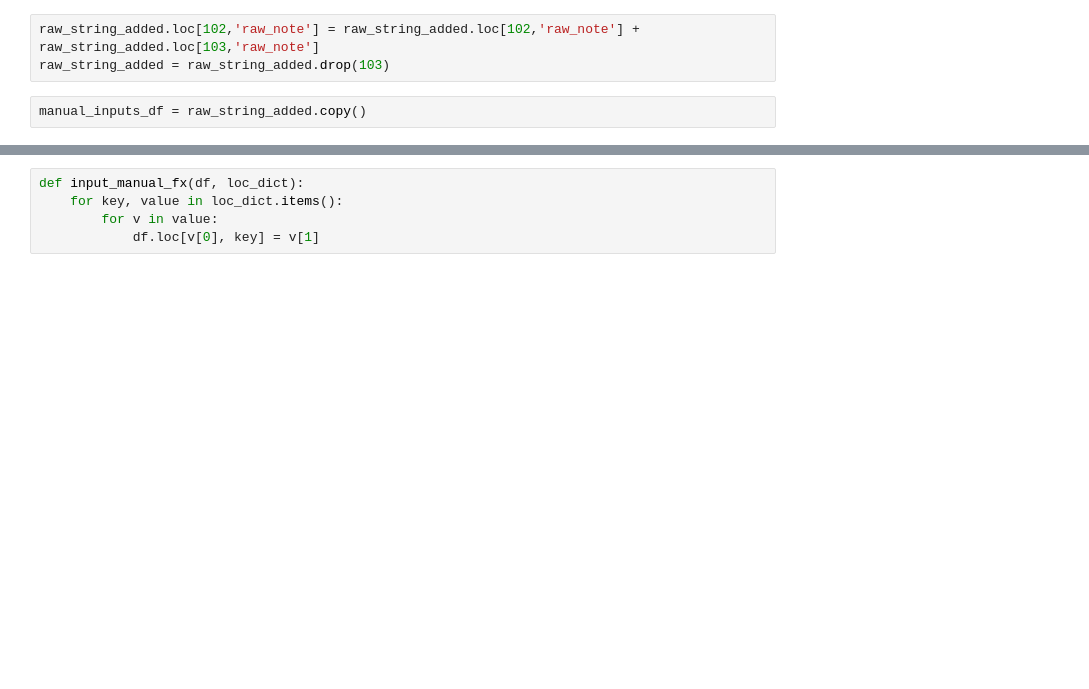
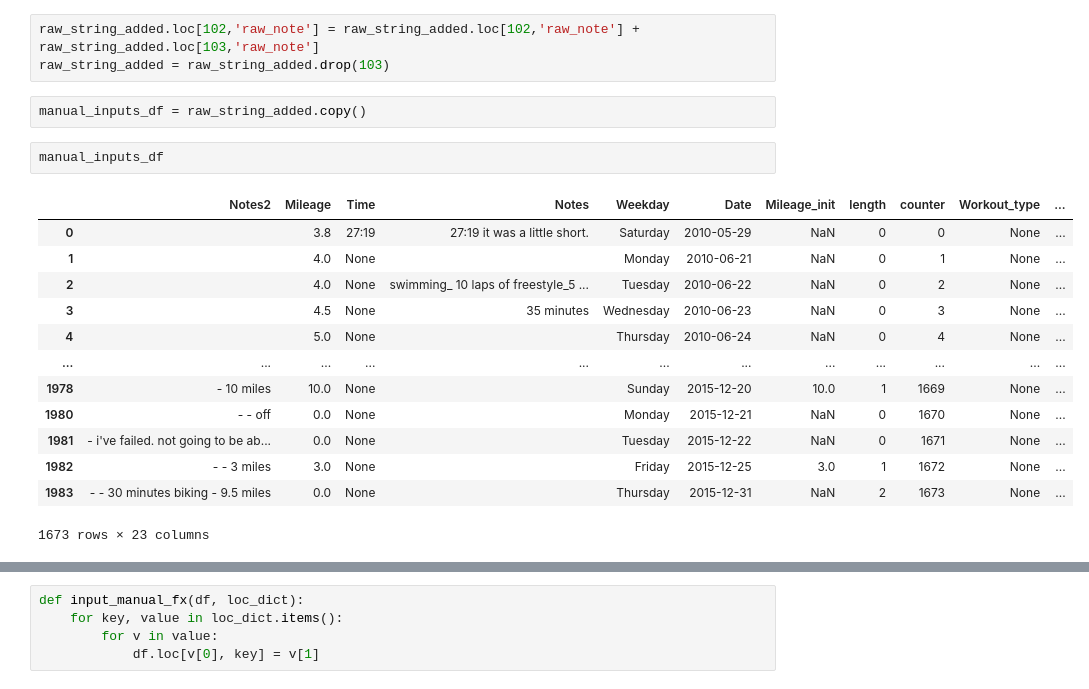
Before and after one commit to lilfetz22/Running_data, a Jupyter notebook: Running_Log.ipynb, the cells around one changed output, grey strips where cells are left out. Drawn from its saved outputs; the diff is of its cells as text; blank space fills up the shorter version.

```diff
--- a/Running_Log.ipynb
+++ b/Running_Log.ipynb
@@ -727,4 +727,20 @@ raw_string_added.loc[102,'raw_note'] = raw_string_added.loc[102,'raw_note'] + ra
 raw_string_added = raw_string_added.drop(103)
 # %%
 manual_inputs_df = raw_string_added.copy()
+# %%
+manual_inputs_df
+# %% [output]
+|  | Notes2 | Mileage | Time | Notes | Weekday | Date | Mileage_init | length | counter | Workout_type | ... |
+| 0 |  | 3.8 | 27:19 | 27:19 it was a little short. | Saturday | 2010-05-29 | NaN | 0 | 0 | None | ... |
+| 1 |  | 4.0 | None |  | Monday | 2010-06-21 | NaN | 0 | 1 | None | ... |
+| 2 |  | 4.0 | None | swimming_ 10 laps of freestyle_5 ... | Tuesday | 2010-06-22 | NaN | 0 | 2 | None | ... |
+| 3 |  | 4.5 | None | 35 minutes | Wednesday | 2010-06-23 | NaN | 0 | 3 | None | ... |
+| 4 |  | 5.0 | None |  | Thursday | 2010-06-24 | NaN | 0 | 4 | None | ... |
+| ... | ... | ... | ... | ... | ... | ... | ... | ... | ... | ... | ... |
+| 1978 | - 10 miles | 10.0 | None |  | Sunday | 2015-12-20 | 10.0 | 1 | 1669 | None | ... |
+| 1980 | - - off | 0.0 | None |  | Monday | 2015-12-21 | NaN | 0 | 1670 | None | ... |
+| 1981 | - i've failed. not going to be ab... | 0.0 | None |  | Tuesday | 2015-12-22 | NaN | 0 | 1671 | None | ... |
+| 1982 | - - 3 miles | 3.0 | None |  | Friday | 2015-12-25 | 3.0 | 1 | 1672 | None | ... |
+| 1983 | - - 30 minutes biking - 9.5 miles | 0.0 | None |  | Thursday | 2015-12-31 | NaN | 2 | 1673 | None | ... |
+1673 rows × 23 columns
 # %%
```
Also changed, not shown: parts of 23 cells of this notebook.
